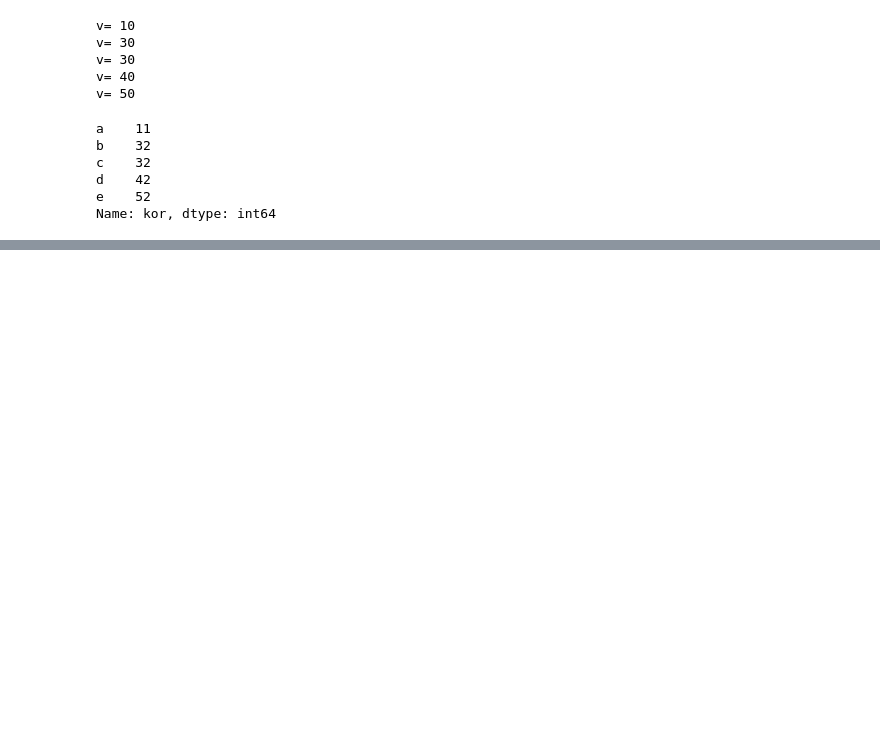
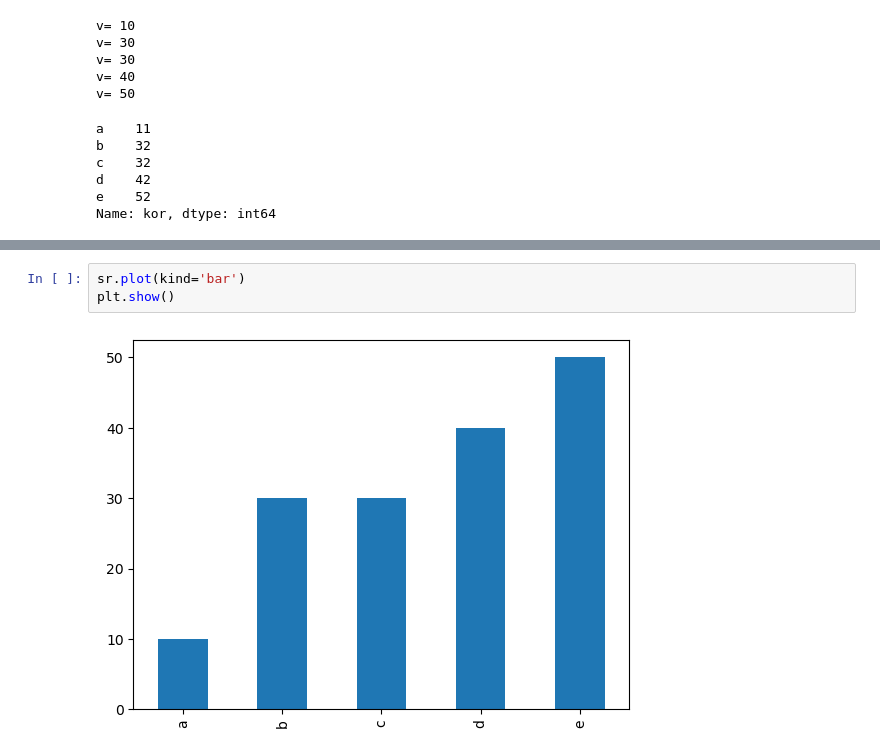
Before and after one commit to okzzinkyo/online-course, a Jupyter notebook: kimilhan-pandas/notebooks/07.시리즈통계.ipynb, the cells around one changed output, grey strips where cells are left out. Cells and saved outputs as stored; diff of their text form; blank space fills up the shorter version.

```diff
--- a/kimilhan-pandas/notebooks/07.시리즈통계.ipynb
+++ b/kimilhan-pandas/notebooks/07.시리즈통계.ipynb
@@ -207,0 +268,5 @@ Name: kor, dtype: int64
+# %%
+sr.plot(kind='bar')
+plt.show()
+# %% [output]
+[figure, added]
```
Also changed, not shown: parts of 14 cells of this notebook, 1 other file.
